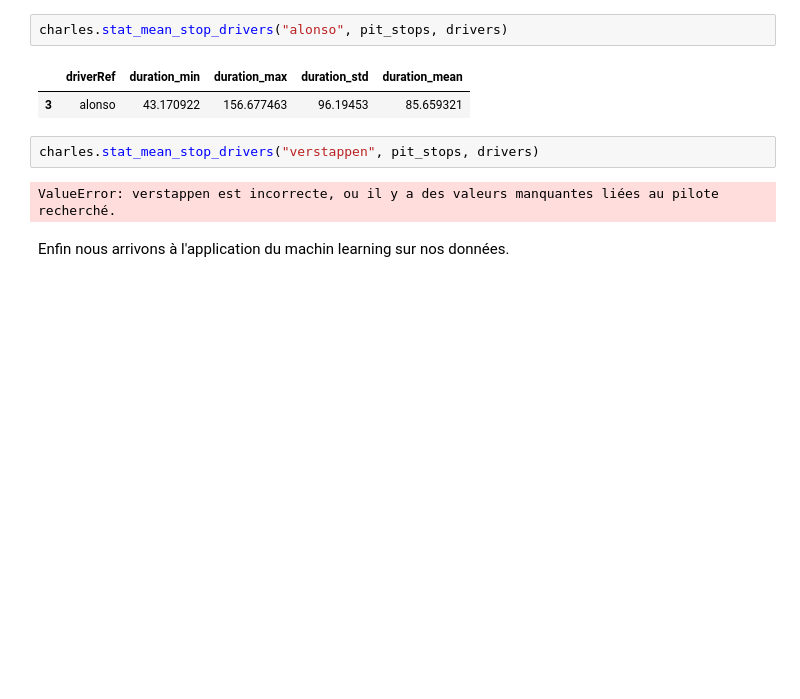
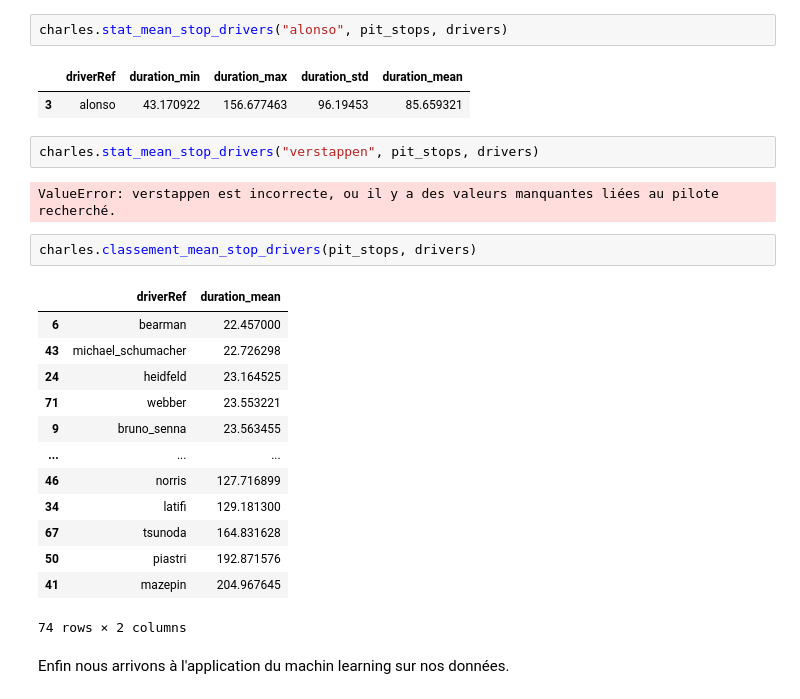
Before and after one commit to OzeelCharles/projet_info2, a Jupyter notebook: Notebook_final.ipynb, the cells around one changed output. Saved outputs shown, nothing was run; the diff lists cells and outputs as text; blank space fills up the shorter version.

```diff
--- a/Notebook_final.ipynb
+++ b/Notebook_final.ipynb
@@ -169,5 +163,21 @@ charles.stat_mean_stop_drivers("alonso", pit_stops, drivers)
 charles.stat_mean_stop_drivers("verstappen", pit_stops, drivers)
 # %% [output]
 ValueError: verstappen est incorrecte, ou il y a des valeurs manquantes liées au pilote recherché.
+# %%
+charles.classement_mean_stop_drivers(pit_stops, drivers)
+# %% [output]
+|  | driverRef | duration_mean |
+| 6 | bearman | 22.457000 |
+| 43 | michael_schumacher | 22.726298 |
+| 24 | heidfeld | 23.164525 |
+| 71 | webber | 23.553221 |
+| 9 | bruno_senna | 23.563455 |
+| ... | ... | ... |
+| 46 | norris | 127.716899 |
+| 34 | latifi | 129.181300 |
+| 67 | tsunoda | 164.831628 |
+| 50 | piastri | 192.871576 |
+| 41 | mazepin | 204.967645 |
+74 rows × 2 columns
 # %% [markdown]
 Enfin nous arrivons à l'application du machin learning sur nos données.
```
Also changed, not shown: parts of 1 cell of this notebook, 2 other files.
